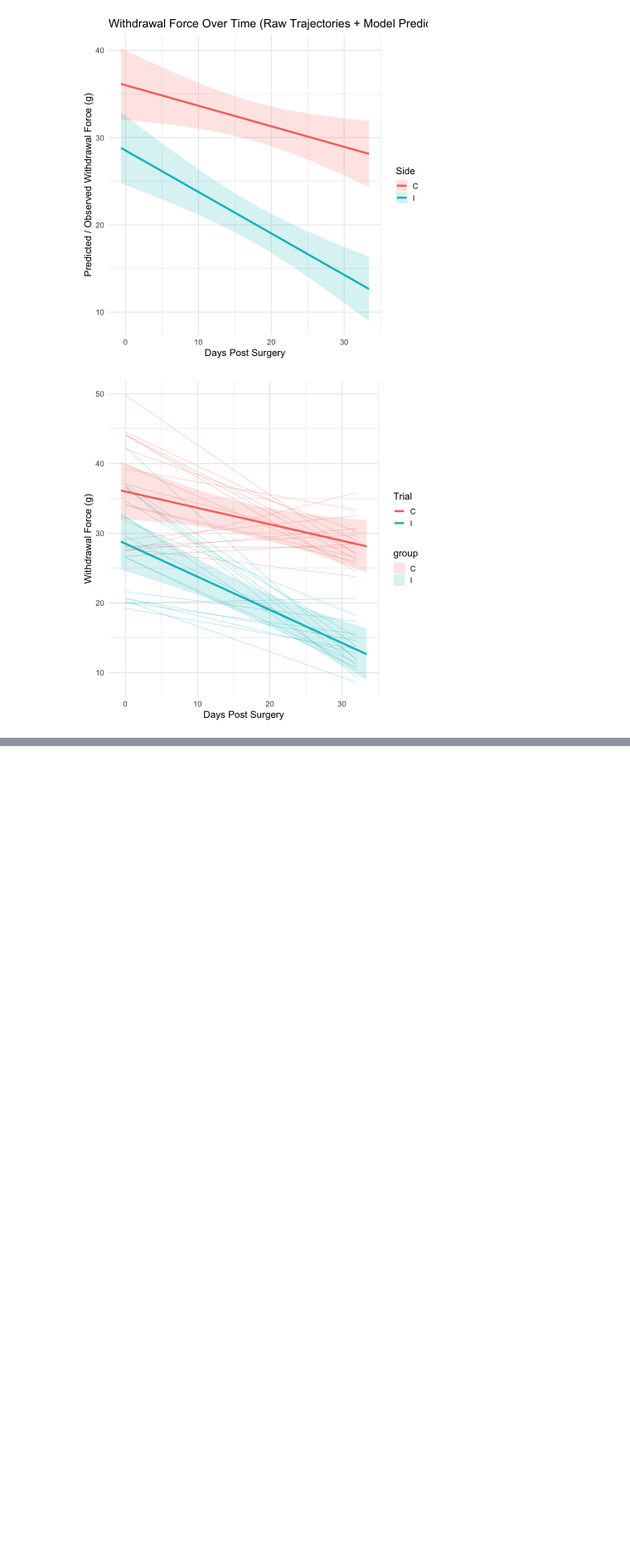
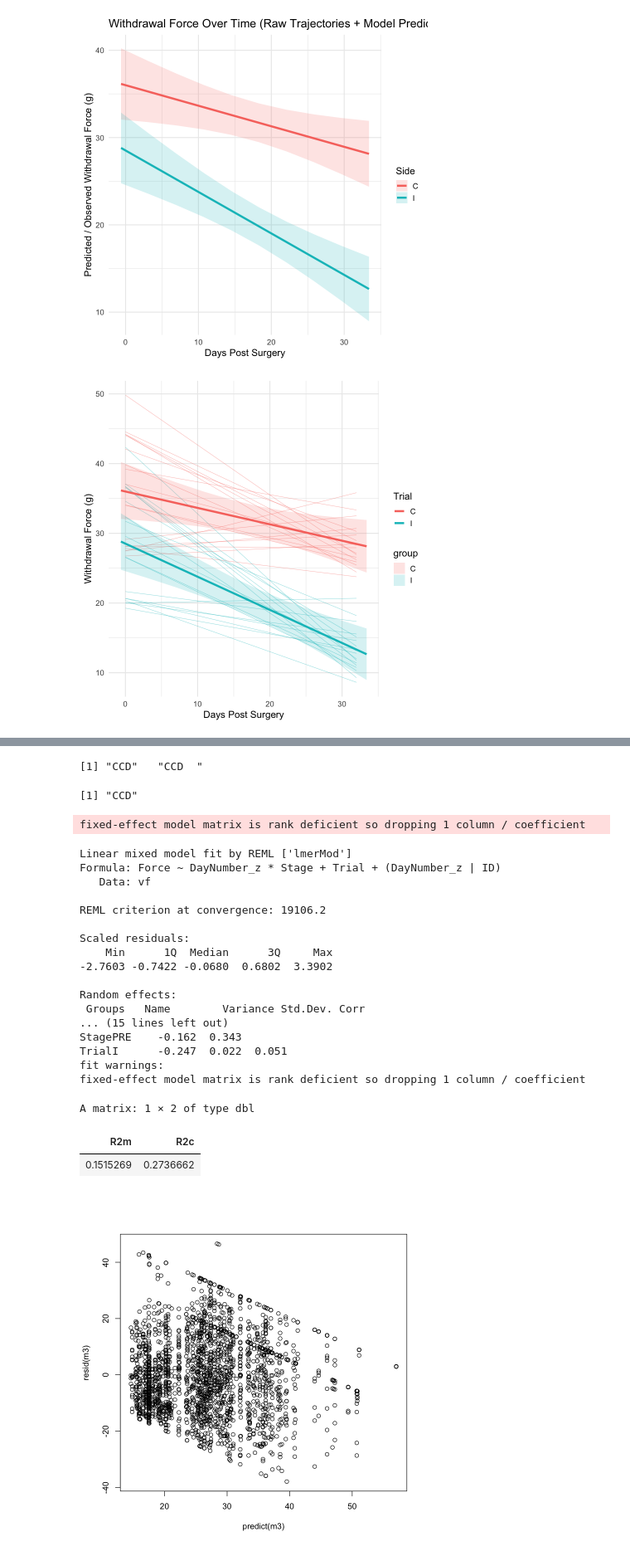
Before and after one commit to Annabeth2505/von_frey_eda, a Jupyter notebook: plots/EDA.ipynb, the cells around one changed output, grey strips where cells are left out. Shown at 83% size. Saved outputs shown, nothing was run; the diff lists cells and outputs as text; code cells hidden in the pictures; blank space fills up the shorter version.

```diff
--- a/plots/EDA.ipynb
+++ b/plots/EDA.ipynb
@@ -345,0 +415,49 @@ ggplot() +
+# %%
+vf$Treatment[vf$Treatment == 'BPR'] = 'CCD'
+# %%
+unique(vf$Treatment)
+# %% [output]
+[1] "CCD"   "CCD  "
+# %%
+vf$Treatment[vf$Treatment == 'CCD  '] = 'CCD'
+# %%
+unique(vf$Treatment)
+# %% [output]
+[1] "CCD"
+# %%
+vf$Stage = factor(vf$Stage)
+vf$Trial = factor(vf$Trial)
+vf$ID = factor(vf$ID)
+# %%
+m3 = lmer(
+  Force ~ DayNumber_z * Stage + Trial + (DayNumber_z | ID),
+  data = vf
+)
+# %% [output]
+fixed-effect model matrix is rank deficient so dropping 1 column / coefficient
+# %%
+summary(m3)
+r.squaredGLMM(m3)
+plot(predict(m3), resid(m3))
+# %% [output]
+Linear mixed model fit by REML ['lmerMod']
+Formula: Force ~ DayNumber_z * Stage + Trial + (DayNumber_z | ID)
+   Data: vf
+
+REML criterion at convergence: 19106.2
+
+Scaled residuals:
+    Min      1Q  Median      3Q     Max
+-2.7603 -0.7422 -0.0680  0.6802  3.3902
+
+Random effects:
+ Groups   Name        Variance Std.Dev. Corr
+... (15 lines left out)
+StagePRE    -0.162  0.343
+TrialI      -0.247  0.022  0.051
+fit warnings:
+fixed-effect model matrix is rank deficient so dropping 1 column / coefficient
+A matrix: 1 × 2 of type dbl
+| R2m | R2c |
+| 0.1515269 | 0.2736662 |
+[figure, added]
```
Also changed, not shown: parts of 30 cells of this notebook, 11 other files.
